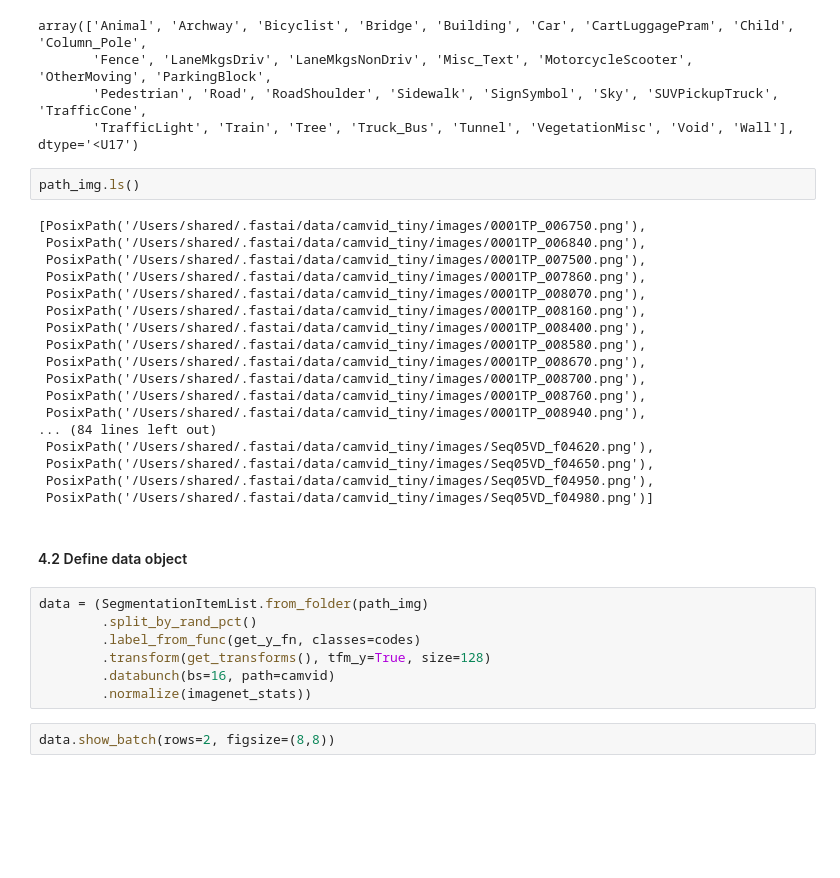
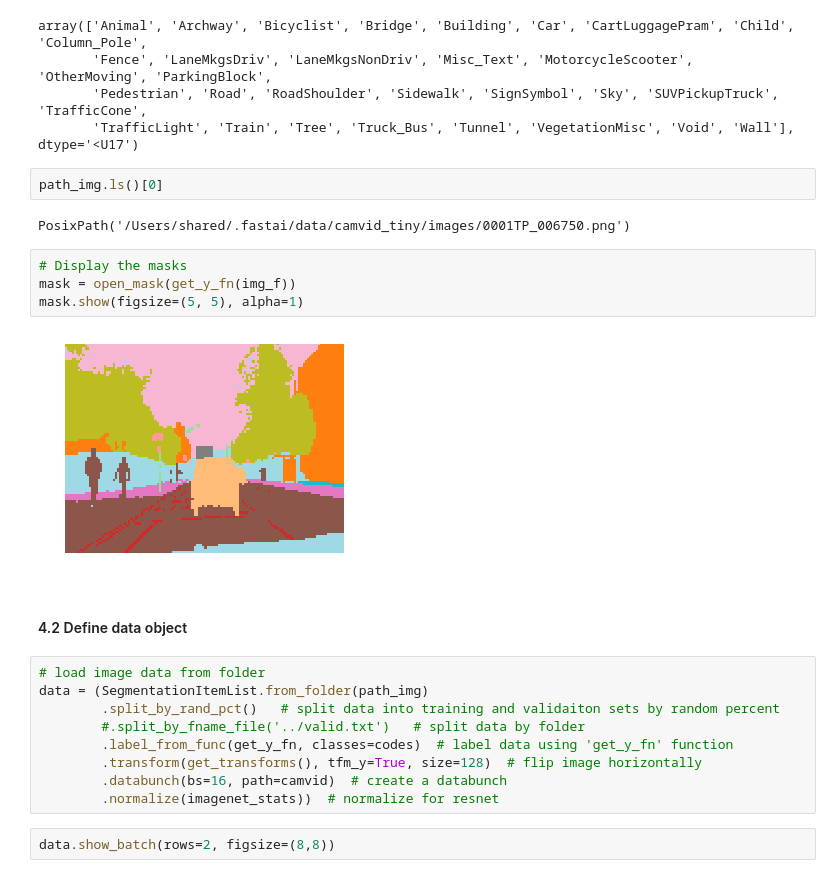
Before and after one commit to ttompk/ucsf_grinberg_neuro_images, a Jupyter notebook: early_development/fastai_template_segmentation.ipynb, the cells around one changed output. Drawn from its saved outputs; the diff is of its cells as text; blank space fills up the shorter version.

```diff
--- a/early_development/fastai_template_segmentation.ipynb
+++ b/early_development/fastai_template_segmentation.ipynb
@@ -123,34 +135,26 @@ array(['Animal', 'Archway', 'Bicyclist', 'Bridge', 'Building', 'Car', 'CartLugga
        'Pedestrian', 'Road', 'RoadShoulder', 'Sidewalk', 'SignSymbol', 'Sky', 'SUVPickupTruck', 'TrafficCone',
        'TrafficLight', 'Train', 'Tree', 'Truck_Bus', 'Tunnel', 'VegetationMisc', 'Void', 'Wall'], dtype='<U17')
 # %%
-path_img.ls()
+path_img.ls()[0]
 # %% [output]
-[PosixPath('/Users/shared/.fastai/data/camvid_tiny/images/0001TP_006750.png'),
- PosixPath('/Users/shared/.fastai/data/camvid_tiny/images/0001TP_006840.png'),
- PosixPath('/Users/shared/.fastai/data/camvid_tiny/images/0001TP_007500.png'),
- PosixPath('/Users/shared/.fastai/data/camvid_tiny/images/0001TP_007860.png'),
- PosixPath('/Users/shared/.fastai/data/camvid_tiny/images/0001TP_008070.png'),
- PosixPath('/Users/shared/.fastai/data/camvid_tiny/images/0001TP_008160.png'),
- PosixPath('/Users/shared/.fastai/data/camvid_tiny/images/0001TP_008400.png'),
- PosixPath('/Users/shared/.fastai/data/camvid_tiny/images/0001TP_008580.png'),
- PosixPath('/Users/shared/.fastai/data/camvid_tiny/images/0001TP_008670.png'),
- PosixPath('/Users/shared/.fastai/data/camvid_tiny/images/0001TP_008700.png'),
- PosixPath('/Users/shared/.fastai/data/camvid_tiny/images/0001TP_008760.png'),
- PosixPath('/Users/shared/.fastai/data/camvid_tiny/images/0001TP_008940.png'),
-... (84 lines left out)
- PosixPath('/Users/shared/.fastai/data/camvid_tiny/images/Seq05VD_f04620.png'),
- PosixPath('/Users/shared/.fastai/data/camvid_tiny/images/Seq05VD_f04650.png'),
- PosixPath('/Users/shared/.fastai/data/camvid_tiny/images/Seq05VD_f04950.png'),
- PosixPath('/Users/shared/.fastai/data/camvid_tiny/images/Seq05VD_f04980.png')]
+PosixPath('/Users/shared/.fastai/data/camvid_tiny/images/0001TP_006750.png')
+# %%
+# Display the masks
+mask = open_mask(get_y_fn(img_f))
+mask.show(figsize=(5, 5), alpha=1)
+# %% [output]
+[figure, added]
 # %% [markdown]
 #### 4.2 Define data object
 # %%
+# load image data from folder
 data = (SegmentationItemList.from_folder(path_img)
-        .split_by_rand_pct()
-        .label_from_func(get_y_fn, classes=codes)
-        .transform(get_transforms(), tfm_y=True, size=128)
-        .databunch(bs=16, path=camvid)
-        .normalize(imagenet_stats))
+        .split_by_rand_pct()   # split data into training and validaiton sets by random percent
+        #.split_by_fname_file('../valid.txt')   # split data by folder
+        .label_from_func(get_y_fn, classes=codes)  # label data using 'get_y_fn' function
+        .transform(get_transforms(), tfm_y=True, size=128)  # flip image horizontally
+        .databunch(bs=16, path=camvid)  # create a databunch
+        .normalize(imagenet_stats))  # normalize for resnet
 # %%
 data.show_batch(rows=2, figsize=(8,8))
 # %% [output]
```
Also changed, not shown: parts of 2 cells of this notebook, 1 other file.
